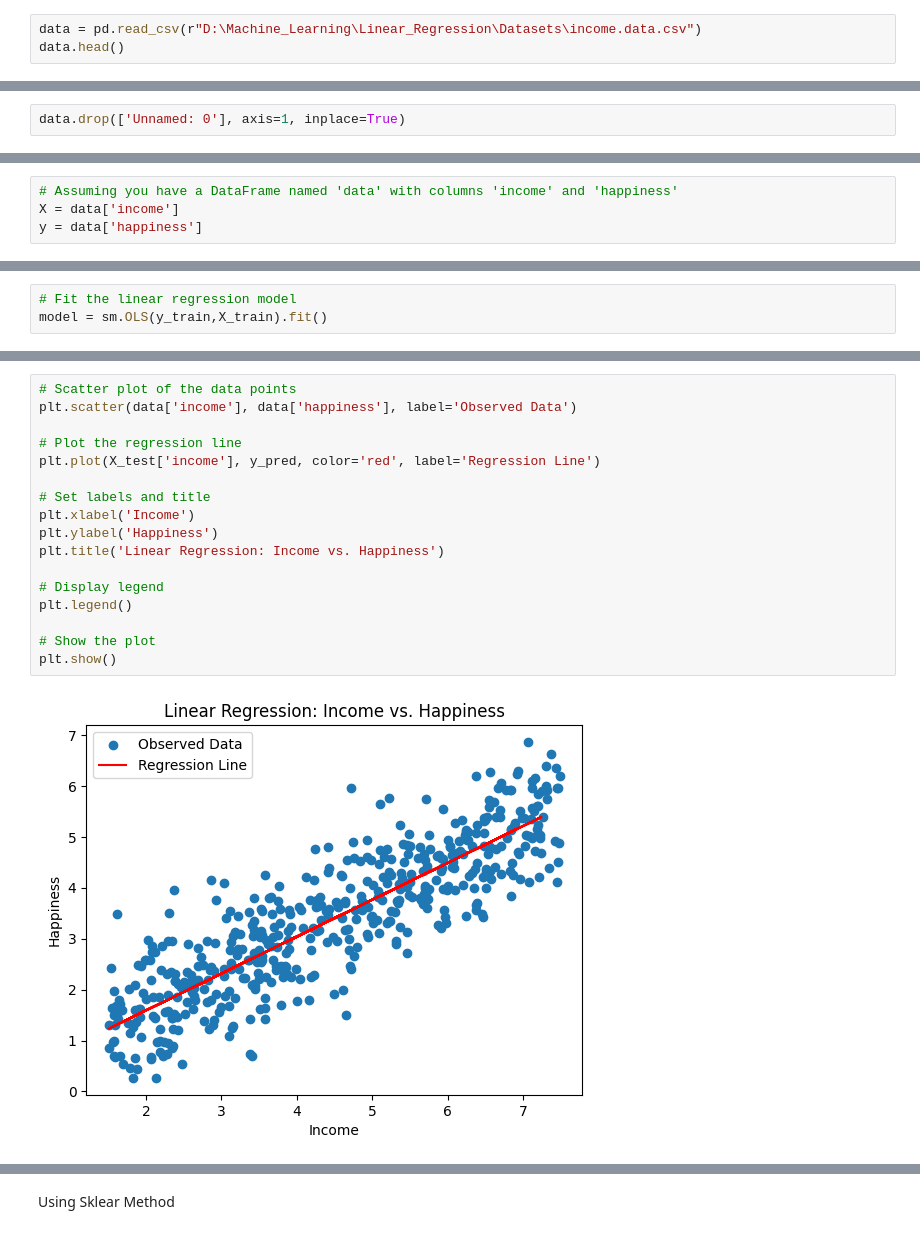
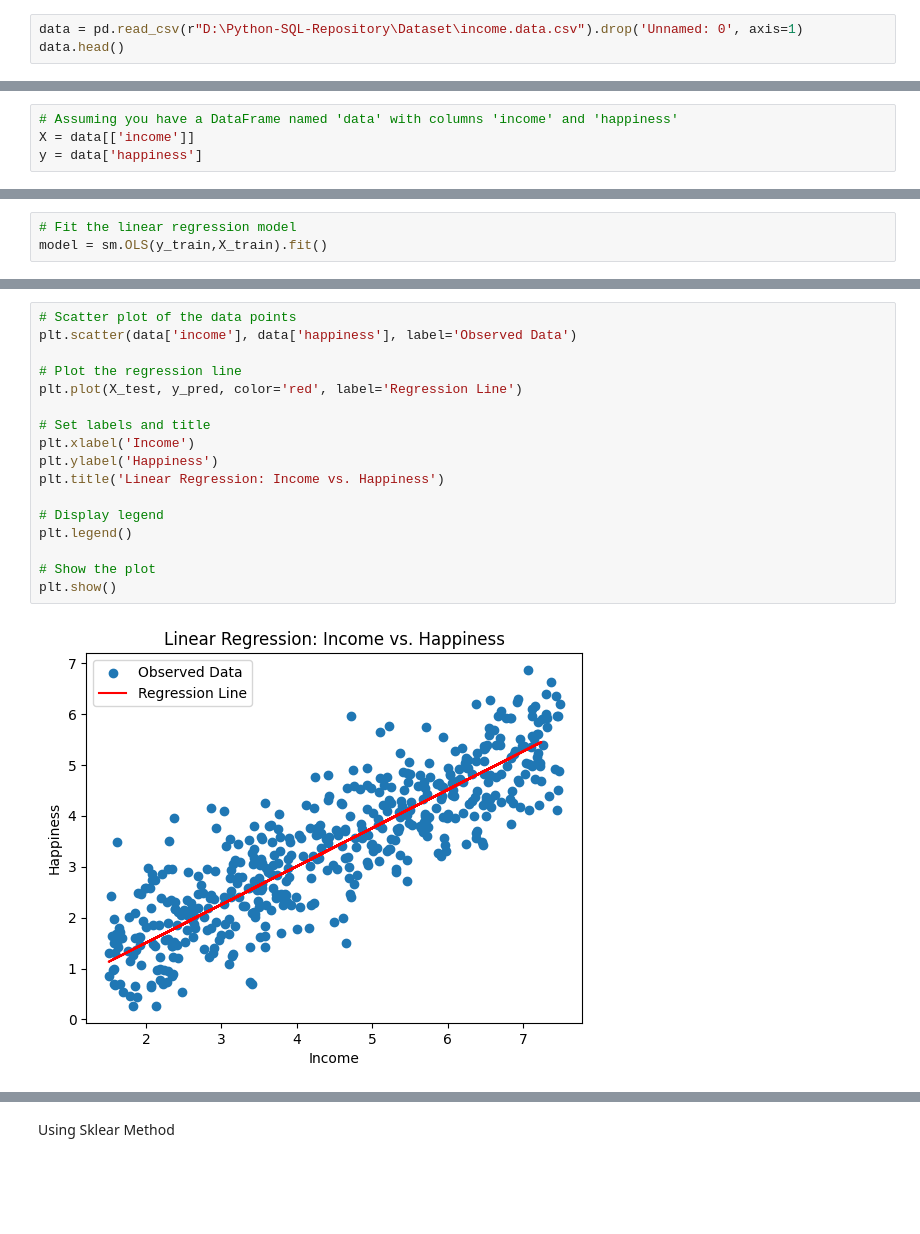
Before and after one commit to 1sumer/Python-SQL-Machine_Learning, a Jupyter notebook: Machine_Learning/Linear_Regression/linear_Multi.ipynb, the cells around one changed output, grey strips where cells are left out. Drawn from its saved outputs; the diff is of its cells as text; blank space fills up the shorter version.

```diff
--- a/Machine_Learning/Linear_Regression/linear_Multi.ipynb
+++ b/Machine_Learning/Linear_Regression/linear_Multi.ipynb
@@ -7,6 +7,6 @@ from sklearn.model_selection import train_test_split
 from sklearn.linear_model import LinearRegression
 from sklearn.metrics import mean_squared_error, mean_absolute_error, r2_score
 # %%
-data = pd.read_csv(r"D:\Machine_Learning\Linear_Regression\Datasets\income.data.csv")
+data = pd.read_csv(r"D:\Python-SQL-Repository\Dataset\income.data.csv").drop('Unnamed: 0', axis=1)
 data.head()
 # %% [output]
@@ -46,5 +46,3 @@ Index(['Unnamed: 0', 'income', 'happiness'], dtype='object')
-# %%
-data.drop(['Unnamed: 0'], axis=1, inplace=True)
 # %%
 data.info()
 # %% [output]
@@ -103,7 +101,7 @@ plt.show()
 [figure]
 # %%
 # Assuming you have a DataFrame named 'data' with columns 'income' and 'happiness'
-X = data['income']
+X = data[['income']]
 y = data['happiness']
 # %%
 # Split data into training and testing sets (80% train, 20% test)
@@ -152,22 +150,22 @@ Length: 100, dtype: float64
 # %%
 # Scatter plot of the data points
 plt.scatter(data['income'], data['happiness'], label='Observed Data')
 
 # Plot the regression line
-plt.plot(X_test['income'], y_pred, color='red', label='Regression Line')
+plt.plot(X_test, y_pred, color='red', label='Regression Line')
 
 # Set labels and title
 plt.xlabel('Income')
 plt.ylabel('Happiness')
 plt.title('Linear Regression: Income vs. Happiness')
 
 # Display legend
 plt.legend()
 
 # Show the plot
 plt.show()
 # %% [output]
-[figure, old version]
+[figure, new version]
 # %%
 income = float(input("Enter the income: "))
 print(income)
```
Also changed, not shown: parts of 12 cells of this notebook, 6 other files.
